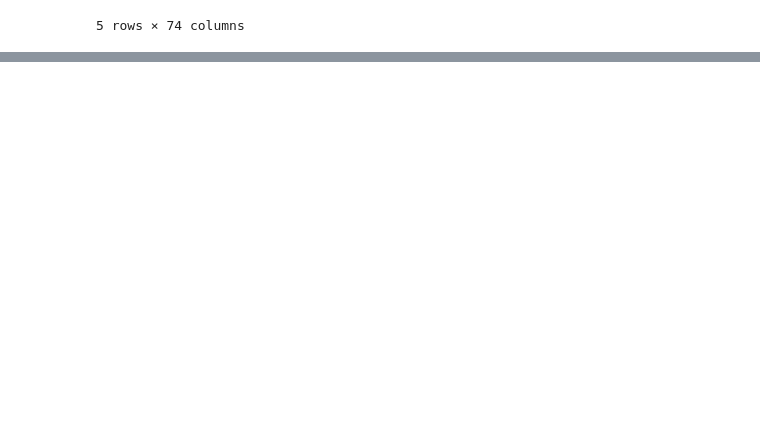
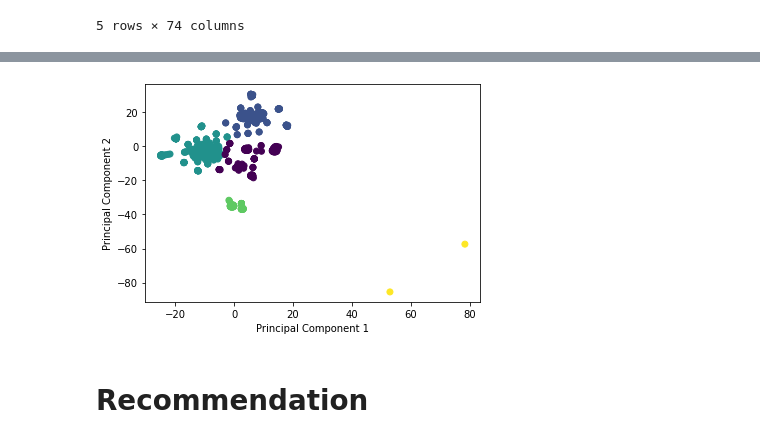
Before and after one commit to khutula/unsupervised-machine-learning-challenge, a Jupyter notebook: Crypto_Clusters.ipynb, the cells around one changed output, grey strips where cells are left out. Saved outputs shown, nothing was run; the diff lists cells and outputs as text; code cells hidden in the pictures; blank space fills up the shorter version.

```diff
--- a/Crypto_Clusters.ipynb
+++ b/Crypto_Clusters.ipynb
@@ -153,0 +180,16 @@ plt.show()
+# %%
+# Classify data based on 5 clusters
+model = KMeans(n_clusters=5, random_state=42)
+model.fit(tsne_df)
+predictions = model.predict(tsne_df)
+tsne_df["class"] = model.labels_
+# %%
+# Plot classified data
+plt.scatter(tsne_df['Principal Component 1'], tsne_df['Principal Component 2'], c=tsne_df['class'])
+plt.xlabel('Principal Component 1')
+plt.ylabel('Principal Component 2')
+plt.show()
+# %% [output]
+[figure, added]
+# %% [markdown]
+# Recommendation
```
Also changed, not shown: parts of 11 cells of this notebook.
